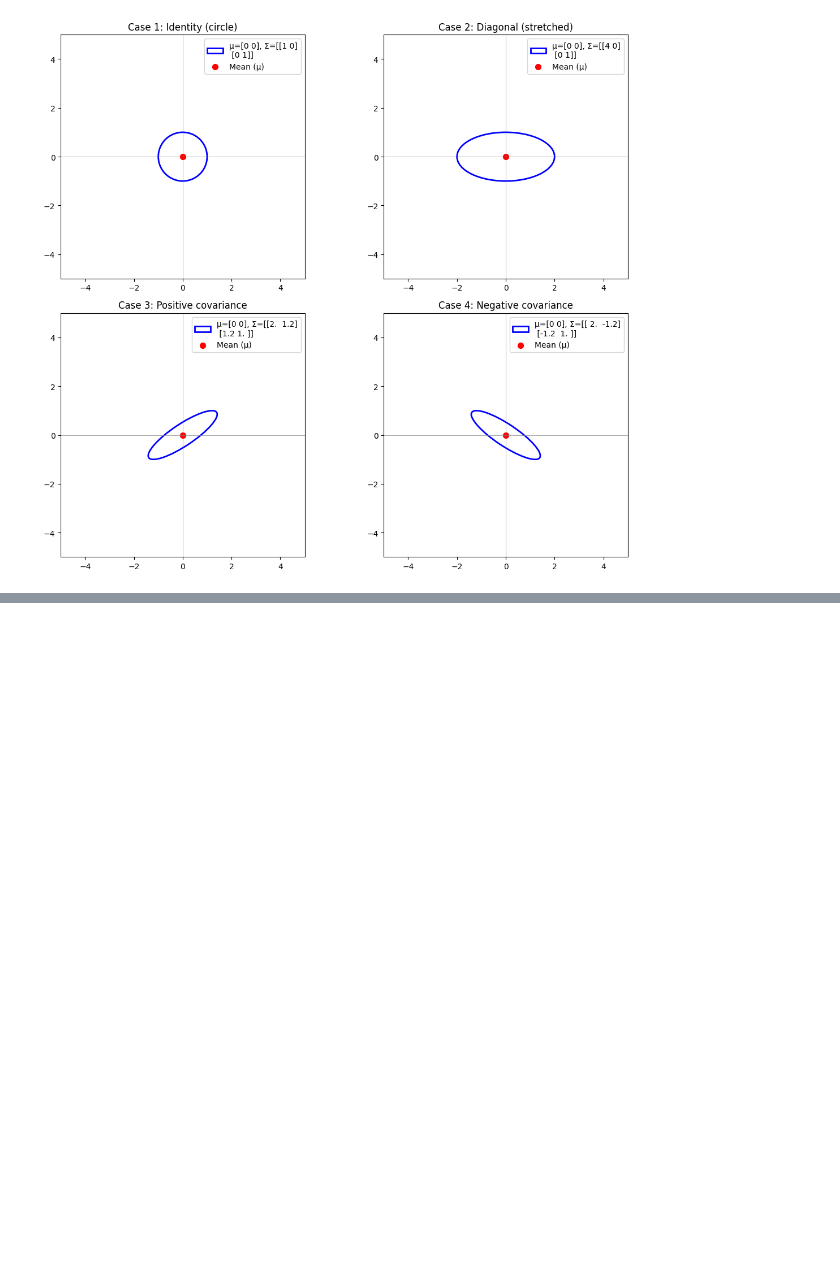
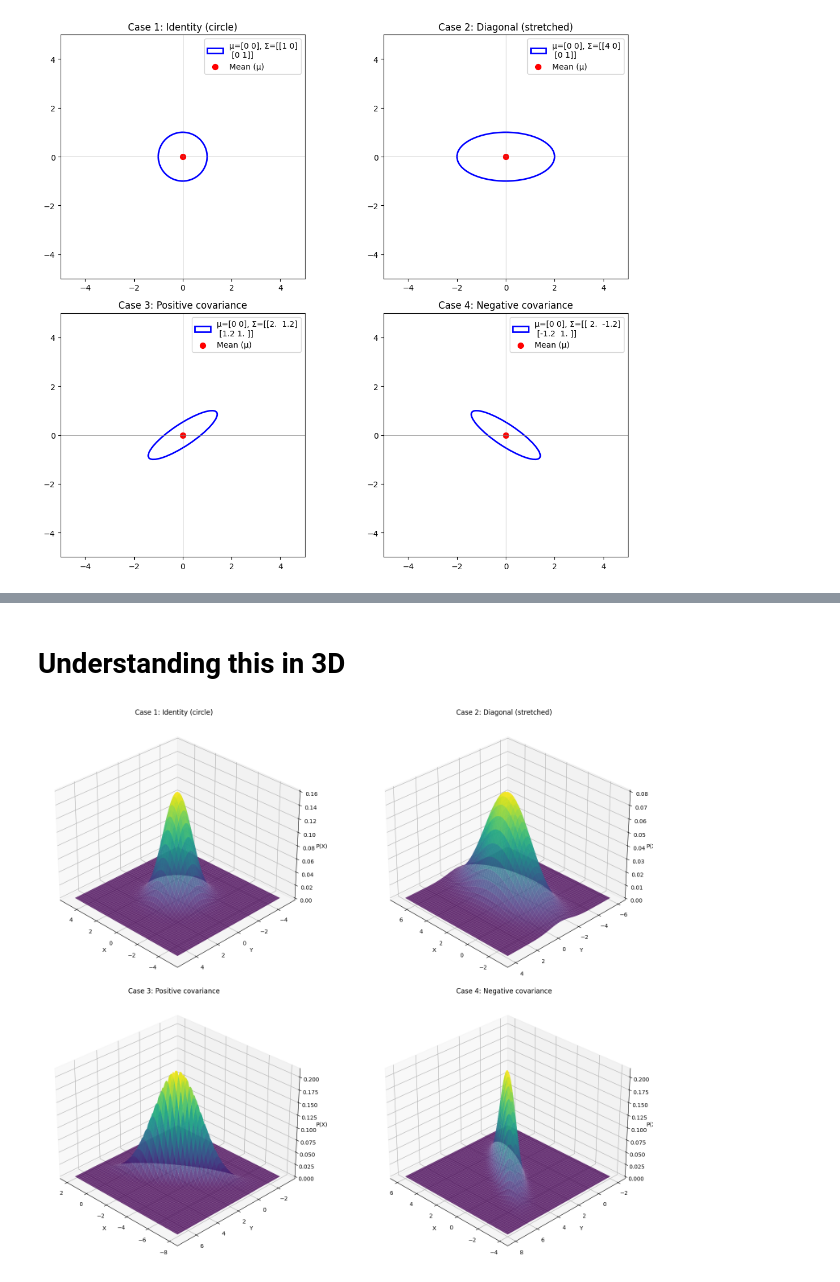
Before and after one commit to santwan/Pattern-Recognition, a Jupyter notebook: Multivariate Gaussian Distribution/Untitled.ipynb, the cells around one changed output, grey strips where cells are left out. Drawn from its saved outputs; the diff is of its cells as text; code cells hidden in the pictures; blank space fills up the shorter version.

```diff
--- a/Multivariate Gaussian Distribution/Untitled.ipynb
+++ b/Multivariate Gaussian Distribution/Untitled.ipynb
@@ -49,0 +81,35 @@ plt.show()
+# %% [markdown]
+# Understanding this in 3D
+# %%
+from mpl_toolkits.mplot3d import Axes3D
+from scipy.stats import multivariate_normal
+
+# Function to plot a 3D multivariate Gaussian
+def plot_3d_gaussian(mu, Sigma, ax, title):
+    x = np.linspace(mu[0] - 5, mu[0] + 5, 100)
+    y = np.linspace(mu[1] - 5, mu[1] + 5, 100)
+    X, Y = np.meshgrid(x, y)
+    pos = np.dstack((X, Y))
+
+    rv = multivariate_normal(mean=mu, cov=Sigma)
+    Z = rv.pdf(pos)
+
+    ax.plot_surface(X, Y, Z, cmap='viridis', edgecolor='none', alpha=0.8)
+    ax.set_title(title)
+    ax.set_xlabel('X')
+    ax.set_ylabel('Y')
+    ax.set_zlabel('P(X)')
+    ax.view_init(elev=30, azim=135)
+
+# Plotting 3D surfaces for each case
+fig = plt.figure(figsize=(18, 14))
+
+for i, (title, Sigma) in enumerate(cov_cases.items()):
+    mu = mean_vectors[title]
+    ax = fig.add_subplot(2, 2, i + 1, projection='3d')
+    plot_3d_gaussian(mu, Sigma, ax, title)
+
+plt.tight_layout()
+plt.show()
+# %% [output]
+[figure, added]
```
Also changed, not shown: parts of 2 cells of this notebook.
